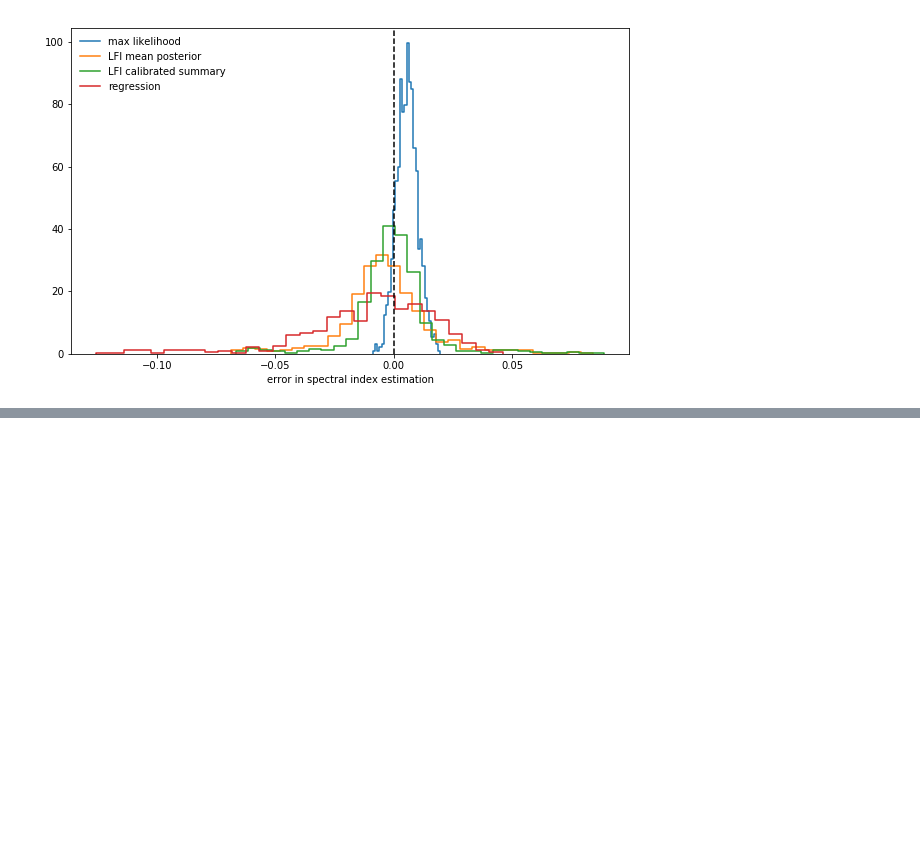
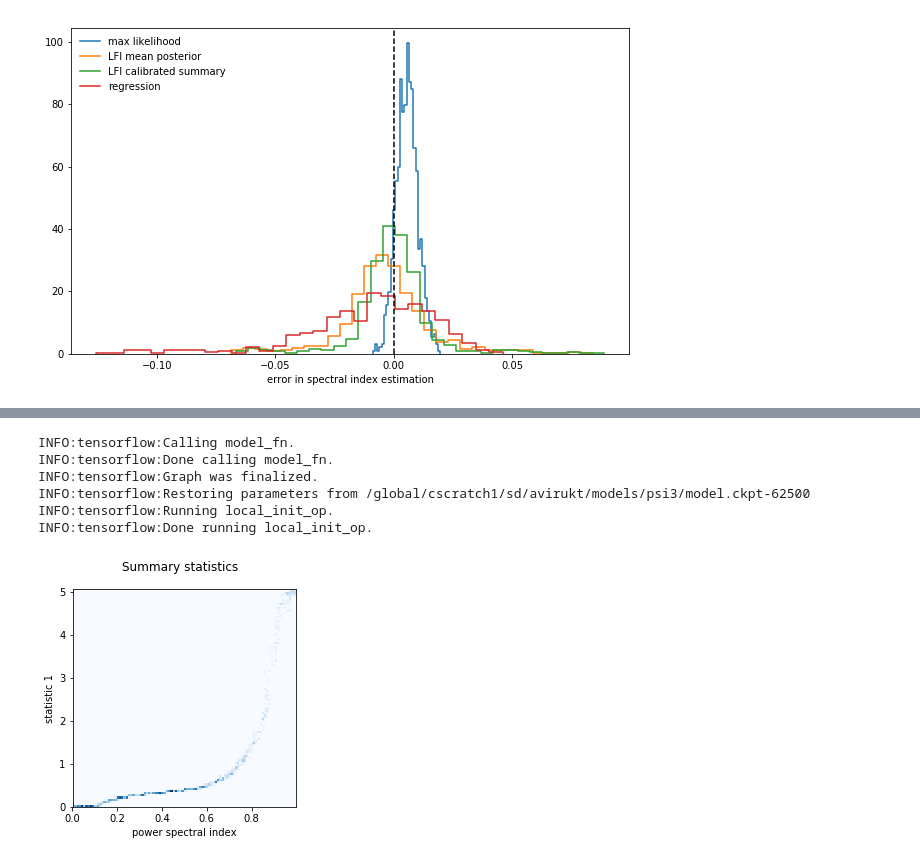
Before and after one commit to avirukt/lensing_ml, a Jupyter notebook: compare.ipynb, the cells around one changed output, grey strips where cells are left out. Cells and saved outputs as stored; diff of their text form; code cells hidden in the pictures; blank space fills up the shorter version.

```diff
--- a/compare.ipynb
+++ b/compare.ipynb
@@ -678,3 +570,6 @@ ylim(0,gca().get_ylim()[1])
 # %% [output]
 (0, 104.52960446268962)
 [figure]
+# %%
+lfi_model = LFI(["field"], ["power spectral index"], model_dir='/global/cscratch1/sd/avirukt/models/psi3')
+lfi_model.train(training_fn_generator(x_train, p_train), max_steps=20*nsims_train//batch_size)
@@ -680,0 +595,10 @@ ylim(0,gca().get_ylim()[1])
+# %%
+lfi_model.plot_summaries(x_test,p_test)
+# %% [output]
+INFO:tensorflow:Calling model_fn.
+INFO:tensorflow:Done calling model_fn.
+INFO:tensorflow:Graph was finalized.
+INFO:tensorflow:Restoring parameters from /global/cscratch1/sd/avirukt/models/psi3/model.ckpt-62500
+INFO:tensorflow:Running local_init_op.
+INFO:tensorflow:Done running local_init_op.
+[figure, added]
```
Also changed, not shown: parts of 31 cells of this notebook, 2 other files.
